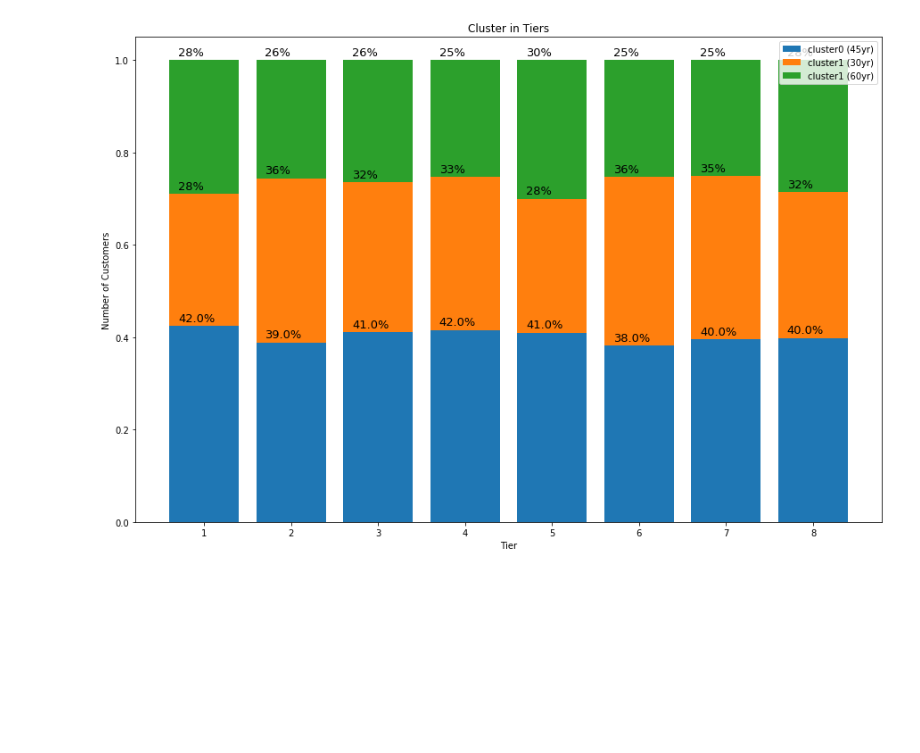
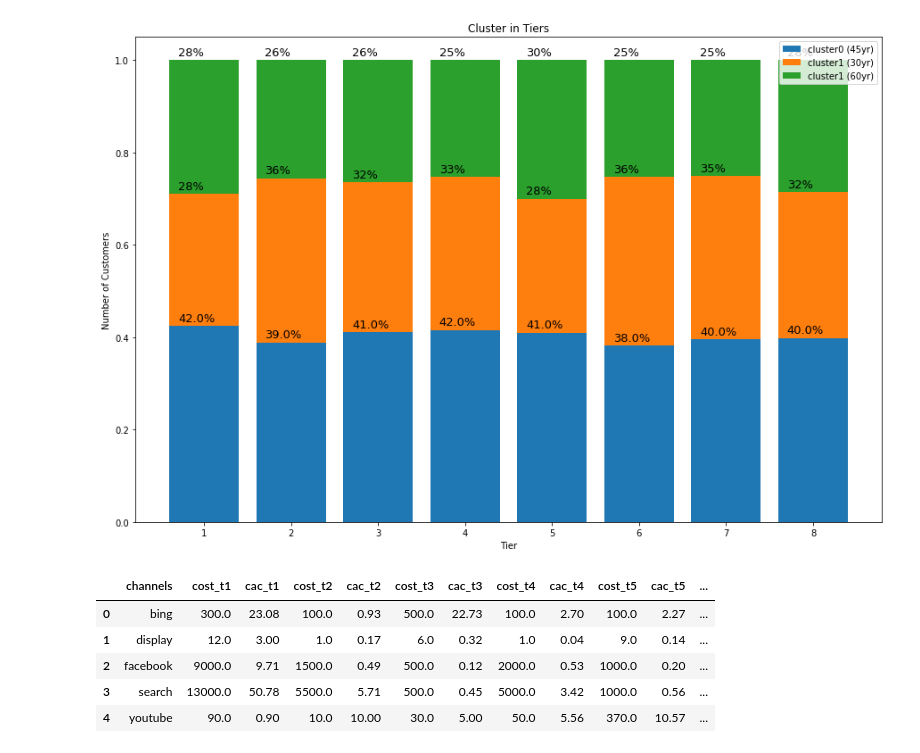
Before and after one commit to CinnyLin/dma, a Jupyter notebook: final/attribution_allocation/tiers.ipynb, the cells around one changed output. Drawn from its saved outputs; the diff is of its cells as text; code cells hidden in the pictures; blank space fills up the shorter version.

```diff
--- a/final/attribution_allocation/tiers.ipynb
+++ b/final/attribution_allocation/tiers.ipynb
@@ -2105,0 +2420,28 @@ plt.show()
+# %%
+data = {}
+data['channels']=channels
+data['cost_t1'] = marginal_spend_t1
+data['cac_t1'] = marginal_CAC_t1
+data['cost_t2'] = marginal_spend_t2
+data['cac_t2'] = marginal_CAC_t2
+data['cost_t3'] = marginal_spend_t3
+data['cac_t3'] = marginal_CAC_t3
+data['cost_t4'] = marginal_spend_t4
+data['cac_t4'] = marginal_CAC_t4
+data['cost_t5'] = marginal_spend_t5
+data['cac_t5'] = marginal_CAC_t5
+data['cost_t6'] = marginal_spend_t6
+data['cac_t6'] = marginal_CAC_t6
+data['cost_t7'] = marginal_spend_t7
+data['cac_t7'] = marginal_CAC_t7
+data['cost_t8'] = marginal_spend_t8
+data['cac_t8'] = marginal_CAC_t8
+# %%
+pd.DataFrame(data=data)
+# %% [output]
+|  | channels | cost_t1 | cac_t1 | cost_t2 | cac_t2 | cost_t3 | cac_t3 | cost_t4 | cac_t4 | cost_t5 | cac_t5 | ... |
+| 0 | bing | 300.0 | 23.08 | 100.0 | 0.93 | 500.0 | 22.73 | 100.0 | 2.70 | 100.0 | 2.27 | ... |
+| 1 | display | 12.0 | 3.00 | 1.0 | 0.17 | 6.0 | 0.32 | 1.0 | 0.04 | 9.0 | 0.14 | ... |
+| 2 | facebook | 9000.0 | 9.71 | 1500.0 | 0.49 | 500.0 | 0.12 | 2000.0 | 0.53 | 1000.0 | 0.20 | ... |
+| 3 | search | 13000.0 | 50.78 | 5500.0 | 5.71 | 500.0 | 0.45 | 5000.0 | 3.42 | 1000.0 | 0.56 | ... |
+| 4 | youtube | 90.0 | 0.90 | 10.0 | 10.00 | 30.0 | 5.00 | 50.0 | 5.56 | 370.0 | 10.57 | ... |
```
Also changed, not shown: parts of 7 cells of this notebook, 4 other files.
